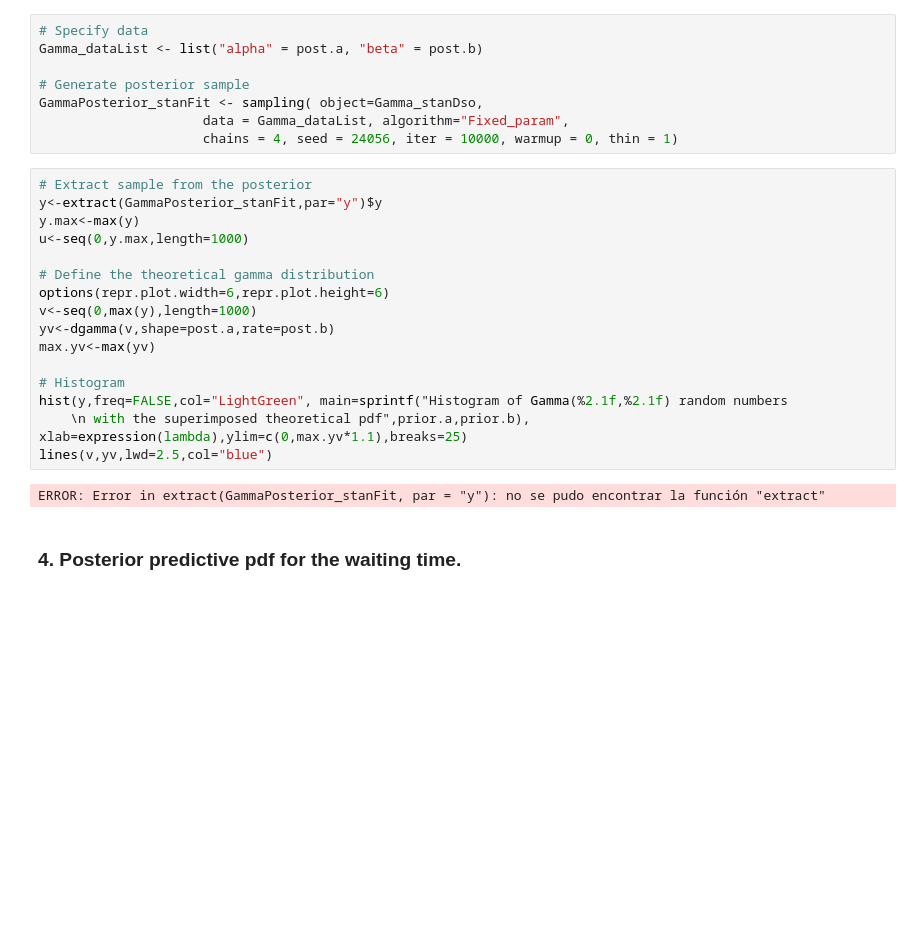
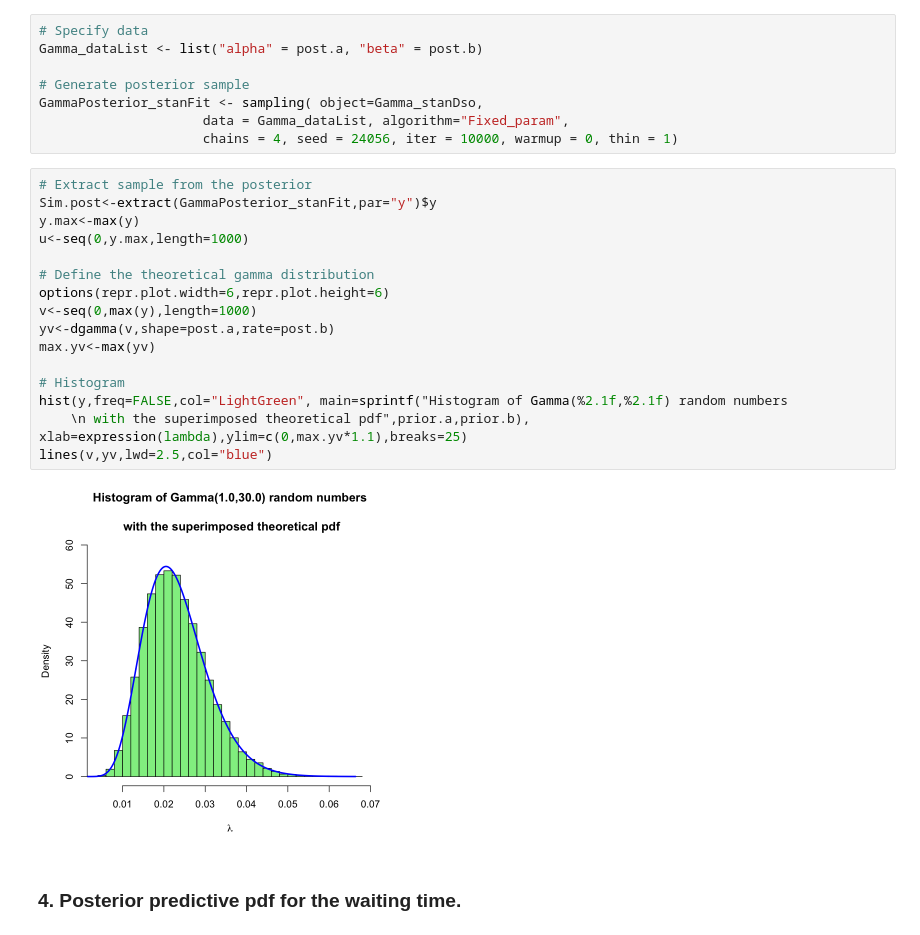
Before and after one commit to claudia-hm/BSPP, a Jupyter notebook: 2021-2022.Homework.01.Statements.ipynb, the cells around one changed output. Saved outputs shown, nothing was run; the diff lists cells and outputs as text; blank space fills up the shorter version.

```diff
--- a/2021-2022.Homework.01.Statements.ipynb
+++ b/2021-2022.Homework.01.Statements.ipynb
@@ -357,22 +398,22 @@ GammaPosterior_stanFit <- sampling( object=Gamma_stanDso,
                      chains = 4, seed = 24056, iter = 10000, warmup = 0, thin = 1)
 # %%
 # Extract sample from the posterior
-y<-extract(GammaPosterior_stanFit,par="y")$y
+Sim.post<-extract(GammaPosterior_stanFit,par="y")$y
 y.max<-max(y)
 u<-seq(0,y.max,length=1000)
 
 # Define the theoretical gamma distribution
 options(repr.plot.width=6,repr.plot.height=6)
 v<-seq(0,max(y),length=1000)
 yv<-dgamma(v,shape=post.a,rate=post.b)
 max.yv<-max(yv)
 
 # Histogram
 hist(y,freq=FALSE,col="LightGreen", main=sprintf("Histogram of Gamma(%2.1f,%2.1f) random numbers
     \n with the superimposed theoretical pdf",prior.a,prior.b), xlab=expression(lambda),ylim=c(0,max.yv*1.1),breaks=25)
 lines(v,yv,lwd=2.5,col="blue")
 # %% [output]
-ERROR: Error in extract(GammaPosterior_stanFit, par = "y"): no se pudo encontrar la función "extract"
+[figure, added]
 # %% [markdown]
 ### 4. Posterior predictive pdf for the waiting time.
 # %% [markdown]
```
Also changed, not shown: parts of 21 cells of this notebook, 1 other file.
